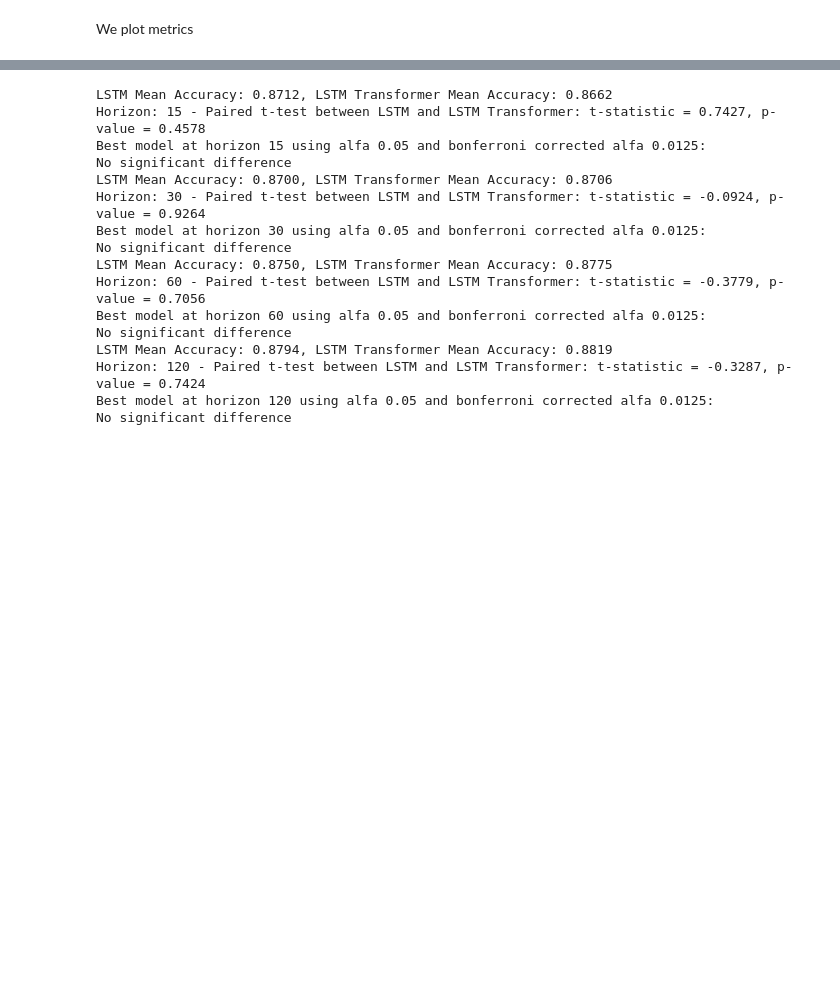
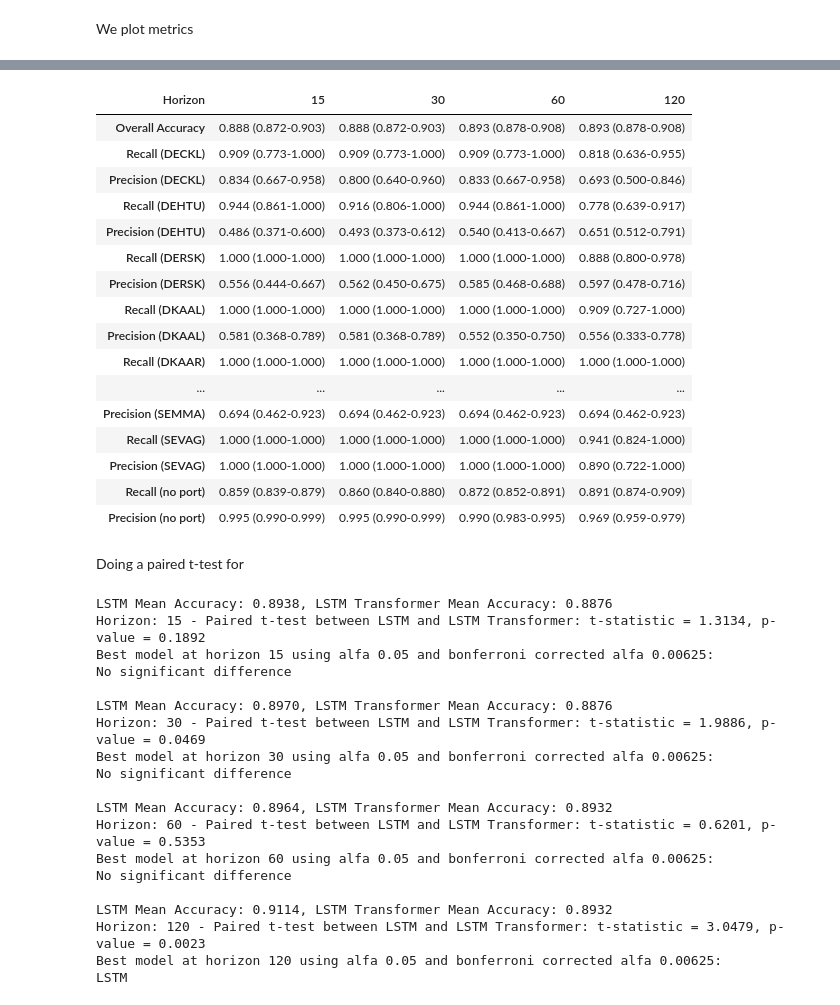
Before and after one commit to ChrAN103/Increasing-Maritime-Domain-Awareness-using-spatio-temporal-sequential-data, a Jupyter notebook: main.ipynb, the cells around one changed output, grey strips where cells are left out. Drawn from its saved outputs; the diff is of its cells as text; code cells hidden in the pictures; blank space fills up the shorter version.

```diff
--- a/main.ipynb
+++ b/main.ipynb
@@ -942,11 +851,32 @@ model_tables['LSTM']
 # %%
-model_tables['LSTM Transformer']
+model_tables['LSTM Transformer'].T
+# %% [output]
+| Horizon | 15 | 30 | 60 | 120 |
+| Overall Accuracy | 0.888 (0.872-0.903) | 0.888 (0.872-0.903) | 0.893 (0.878-0.908) | 0.893 (0.878-0.908) |
+| Recall (DECKL) | 0.909 (0.773-1.000) | 0.909 (0.773-1.000) | 0.909 (0.773-1.000) | 0.818 (0.636-0.955) |
+| Precision (DECKL) | 0.834 (0.667-0.958) | 0.800 (0.640-0.960) | 0.833 (0.667-0.958) | 0.693 (0.500-0.846) |
+| Recall (DEHTU) | 0.944 (0.861-1.000) | 0.916 (0.806-1.000) | 0.944 (0.861-1.000) | 0.778 (0.639-0.917) |
+| Precision (DEHTU) | 0.486 (0.371-0.600) | 0.493 (0.373-0.612) | 0.540 (0.413-0.667) | 0.651 (0.512-0.791) |
+| Recall (DERSK) | 1.000 (1.000-1.000) | 1.000 (1.000-1.000) | 1.000 (1.000-1.000) | 0.888 (0.800-0.978) |
+| Precision (DERSK) | 0.556 (0.444-0.667) | 0.562 (0.450-0.675) | 0.585 (0.468-0.688) | 0.597 (0.478-0.716) |
+| Recall (DKAAL) | 1.000 (1.000-1.000) | 1.000 (1.000-1.000) | 1.000 (1.000-1.000) | 0.909 (0.727-1.000) |
+| Precision (DKAAL) | 0.581 (0.368-0.789) | 0.581 (0.368-0.789) | 0.552 (0.350-0.750) | 0.556 (0.333-0.778) |
+| Recall (DKAAR) | 1.000 (1.000-1.000) | 1.000 (1.000-1.000) | 1.000 (1.000-1.000) | 1.000 (1.000-1.000) |
+| ... | ... | ... | ... | ... |
+| Precision (SEMMA) | 0.694 (0.462-0.923) | 0.694 (0.462-0.923) | 0.694 (0.462-0.923) | 0.694 (0.462-0.923) |
+| Recall (SEVAG) | 1.000 (1.000-1.000) | 1.000 (1.000-1.000) | 1.000 (1.000-1.000) | 0.941 (0.824-1.000) |
+| Precision (SEVAG) | 1.000 (1.000-1.000) | 1.000 (1.000-1.000) | 1.000 (1.000-1.000) | 0.890 (0.722-1.000) |
+| Recall (no port) | 0.859 (0.839-0.879) | 0.860 (0.840-0.880) | 0.872 (0.852-0.891) | 0.891 (0.874-0.909) |
+| Precision (no port) | 0.995 (0.990-0.999) | 0.995 (0.990-0.999) | 0.990 (0.983-0.995) | 0.969 (0.959-0.979) |
+# %% [markdown]
+Doing a paired t-test for
 # %%
 alfa = 0.05
-bonferroni_alfa = alfa / len(unique_horizons)
+bonferroni_alfa = alfa / (len(unique_horizons)*2)
 for horizon in unique_horizons:
+    print('')
     df_horizon = eval_df[eval_df['horizons'] == horizon]
-    t_stat, p_value, lstm_mean, lstm_transformer_mean = paired_t_test(df_horizon)
+    t_stat, p_value, lstm_mean, lstm_transformer_mean = StatEval.paired_t_test(df_horizon)
     print(f"LSTM Mean Accuracy: {lstm_mean:.4f}, LSTM Transformer Mean Accuracy: {lstm_transformer_mean:.4f}")
     print(f"Horizon: {horizon} - Paired t-test between LSTM and LSTM Transformer: t-statistic = {t_stat:.4f}, p-value = {p_value:.4f}")
     print(f"Best model at horizon {horizon} using alfa {alfa} and bonferroni corrected alfa {bonferroni_alfa}: ")
@@ -958,19 +888,22 @@ for horizon in unique_horizons:
     else:
         print("No significant difference")
 # %% [output]
-LSTM Mean Accuracy: 0.8712, LSTM Transformer Mean Accuracy: 0.8662
-Horizon: 15 - Paired t-test between LSTM and LSTM Transformer: t-statistic = 0.7427, p-value = 0.4578
-Best model at horizon 15 using alfa 0.05 and bonferroni corrected alfa 0.0125:
+LSTM Mean Accuracy: 0.8938, LSTM Transformer Mean Accuracy: 0.8876
+Horizon: 15 - Paired t-test between LSTM and LSTM Transformer: t-statistic = 1.3134, p-value = 0.1892
+Best model at horizon 15 using alfa 0.05 and bonferroni corrected alfa 0.00625:
 No significant difference
-LSTM Mean Accuracy: 0.8700, LSTM Transformer Mean Accuracy: 0.8706
-Horizon: 30 - Paired t-test between LSTM and LSTM Transformer: t-statistic = -0.0924, p-value = 0.9264
-Best model at horizon 30 using alfa 0.05 and bonferroni corrected alfa 0.0125:
+
+LSTM Mean Accuracy: 0.8970, LSTM Transformer Mean Accuracy: 0.8876
+Horizon: 30 - Paired t-test between LSTM and LSTM Transformer: t-statistic = 1.9886, p-value = 0.0469
+Best model at horizon 30 using alfa 0.05 and bonferroni corrected alfa 0.00625:
 No significant difference
-LSTM Mean Accuracy: 0.8750, LSTM Transformer Mean Accuracy: 0.8775
-Horizon: 60 - Paired t-test between LSTM and LSTM Transformer: t-statistic = -0.3779, p-value = 0.7056
-Best model at horizon 60 using alfa 0.05 and bonferroni corrected alfa 0.0125:
+
+LSTM Mean Accuracy: 0.8964, LSTM Transformer Mean Accuracy: 0.8932
+Horizon: 60 - Paired t-test between LSTM and LSTM Transformer: t-statistic = 0.6201, p-value = 0.5353
+Best model at horizon 60 using alfa 0.05 and bonferroni corrected alfa 0.00625:
 No significant difference
-LSTM Mean Accuracy: 0.8794, LSTM Transformer Mean Accuracy: 0.8819
-Horizon: 120 - Paired t-test between LSTM and LSTM Transformer: t-statistic = -0.3287, p-value = 0.7424
-Best model at horizon 120 using alfa 0.05 and bonferroni corrected alfa 0.0125:
-No significant difference
+
+LSTM Mean Accuracy: 0.9114, LSTM Transformer Mean Accuracy: 0.8932
+Horizon: 120 - Paired t-test between LSTM and LSTM Transformer: t-statistic = 3.0479, p-value = 0.0023
+Best model at horizon 120 using alfa 0.05 and bonferroni corrected alfa 0.00625:
+LSTM
```
Also changed, not shown: parts of 22 cells of this notebook, 2 other files.
